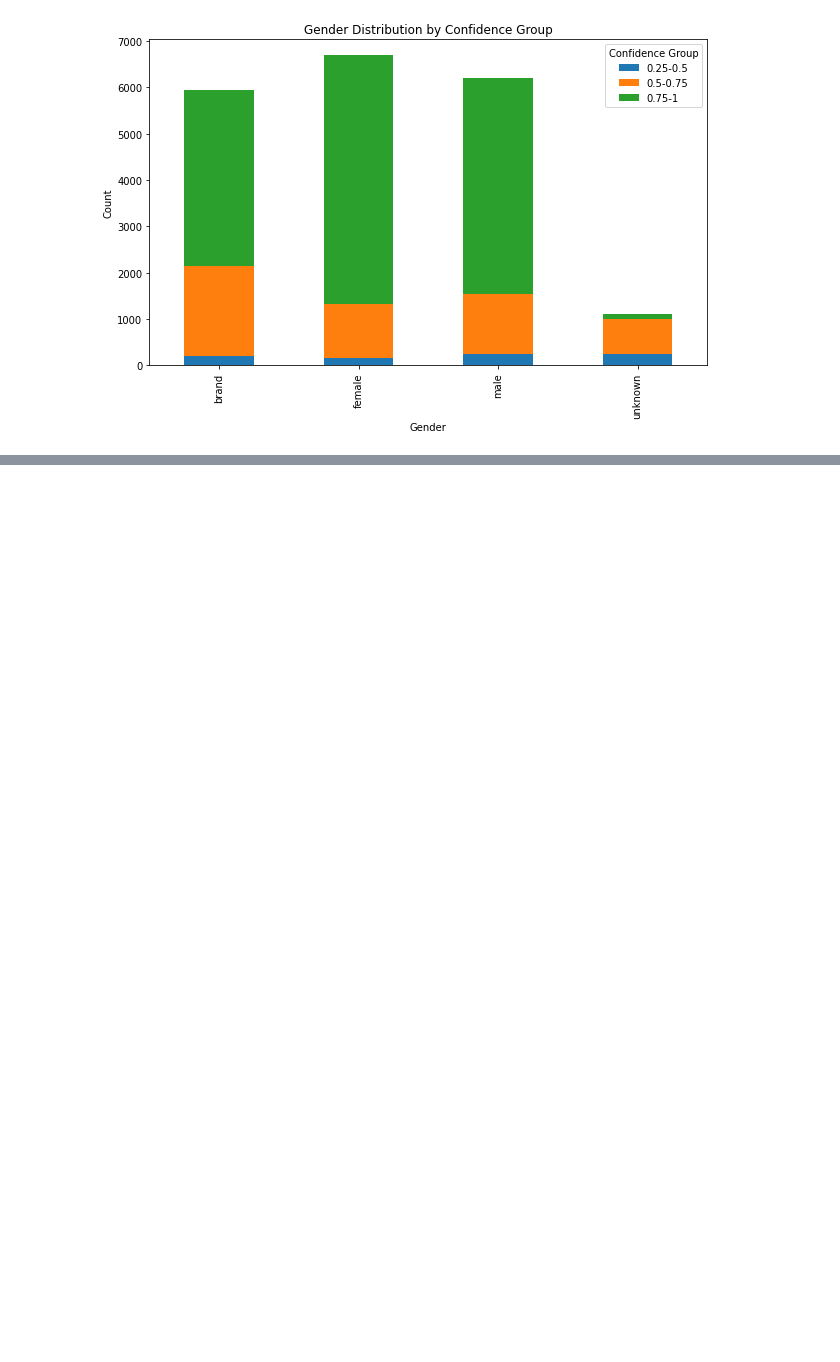
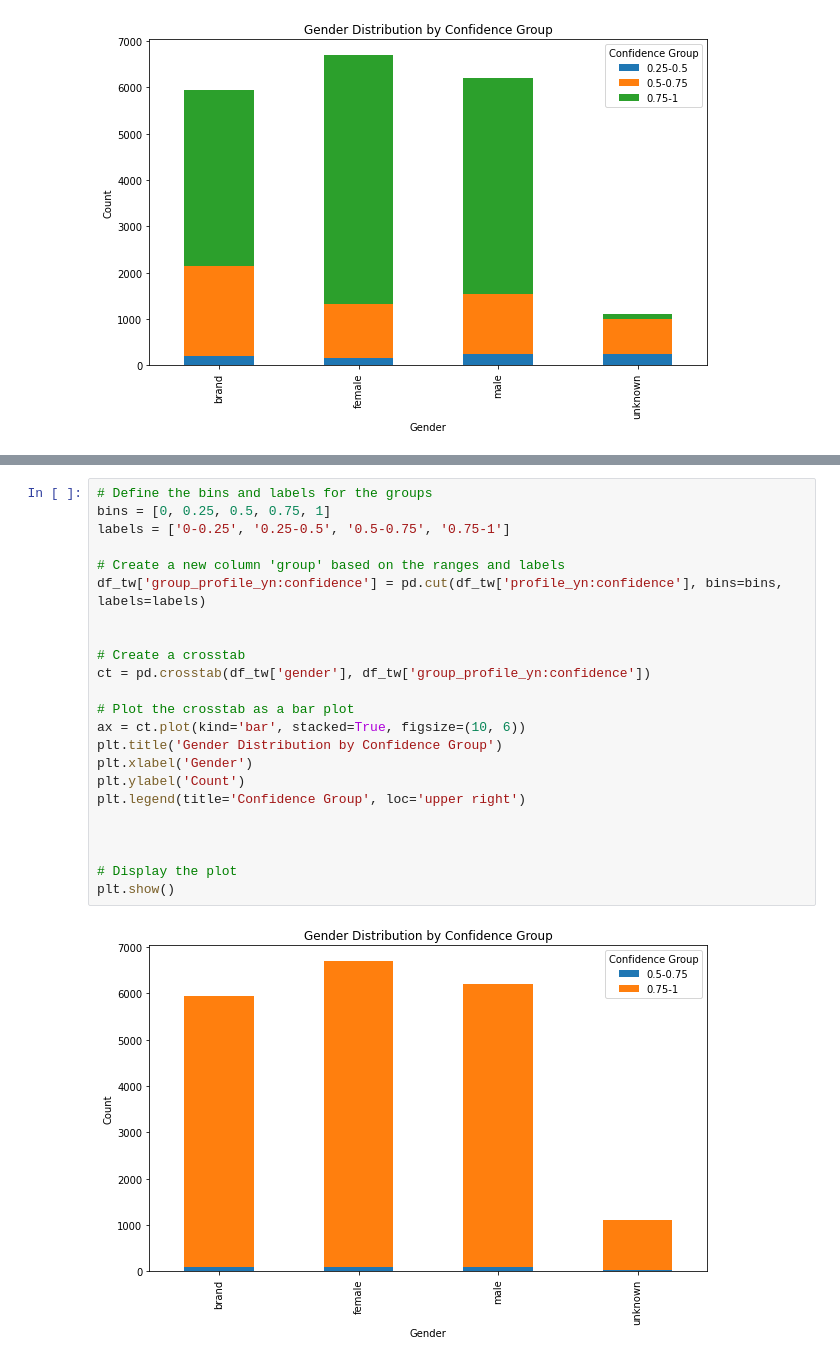
Before and after one commit to jsebastianquiroga/DEEP_LEARNING_PUJ, a Jupyter notebook: Notebook/DL_Twitter_Gender_Classification.ipynb, the cells around one changed output, grey strips where cells are left out. Cells and saved outputs as stored; diff of their text form; blank space fills up the shorter version.

```diff
--- a/Notebook/DL_Twitter_Gender_Classification.ipynb
+++ b/Notebook/DL_Twitter_Gender_Classification.ipynb
@@ -388,0 +380,25 @@ plt.show()
+# %%
+# Define the bins and labels for the groups
+bins = [0, 0.25, 0.5, 0.75, 1]
+labels = ['0-0.25', '0.25-0.5', '0.5-0.75', '0.75-1']
+
+# Create a new column 'group' based on the ranges and labels
+df_tw['group_profile_yn:confidence'] = pd.cut(df_tw['profile_yn:confidence'], bins=bins, labels=labels)
+
+
+# Create a crosstab
+ct = pd.crosstab(df_tw['gender'], df_tw['group_profile_yn:confidence'])
+
+# Plot the crosstab as a bar plot
+ax = ct.plot(kind='bar', stacked=True, figsize=(10, 6))
+plt.title('Gender Distribution by Confidence Group')
+plt.xlabel('Gender')
+plt.ylabel('Count')
+plt.legend(title='Confidence Group', loc='upper right')
+
+
+
+# Display the plot
+plt.show()
+# %% [output]
+[figure, added]
```
Also changed, not shown: parts of 5 cells of this notebook.
